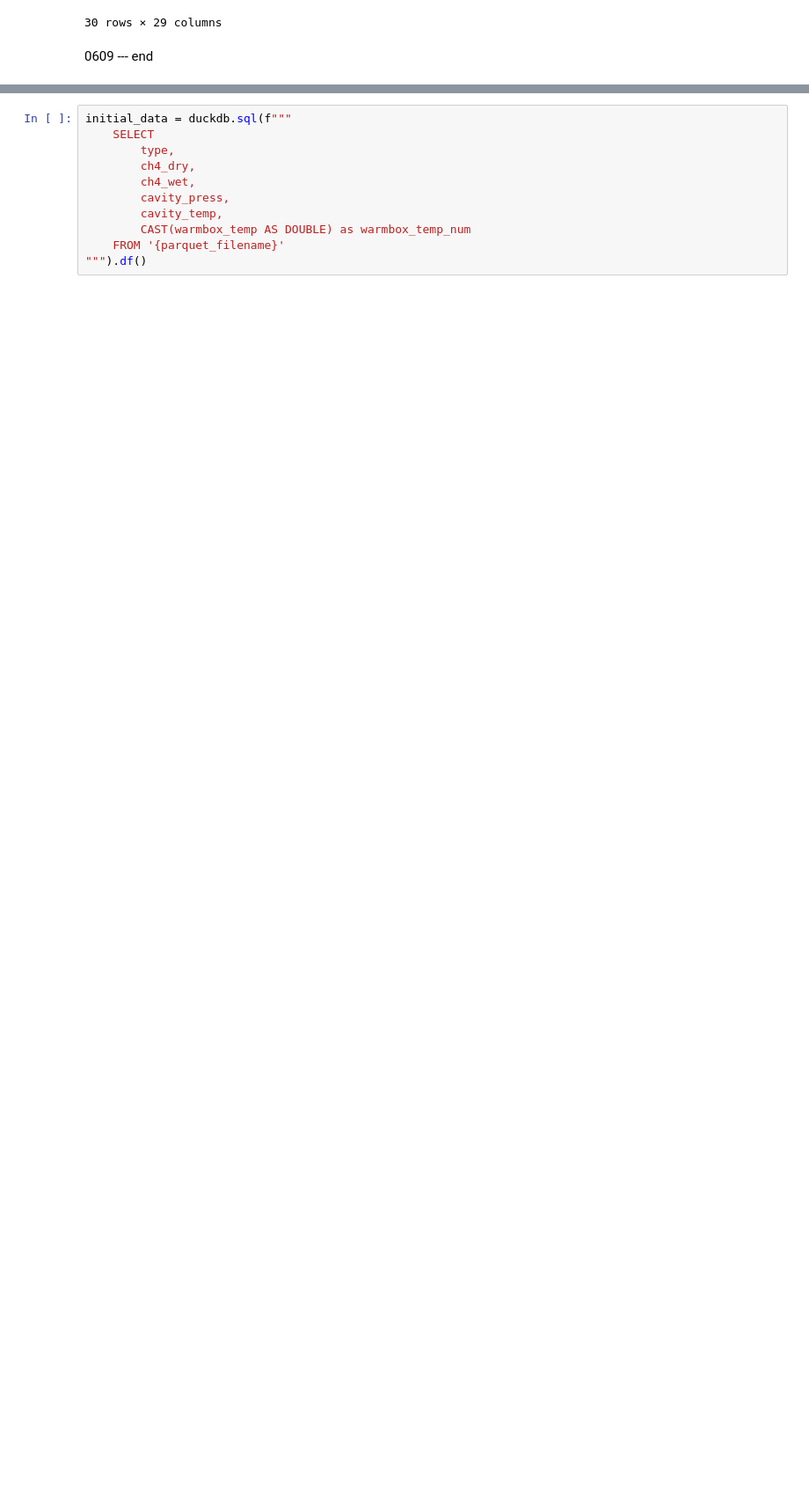
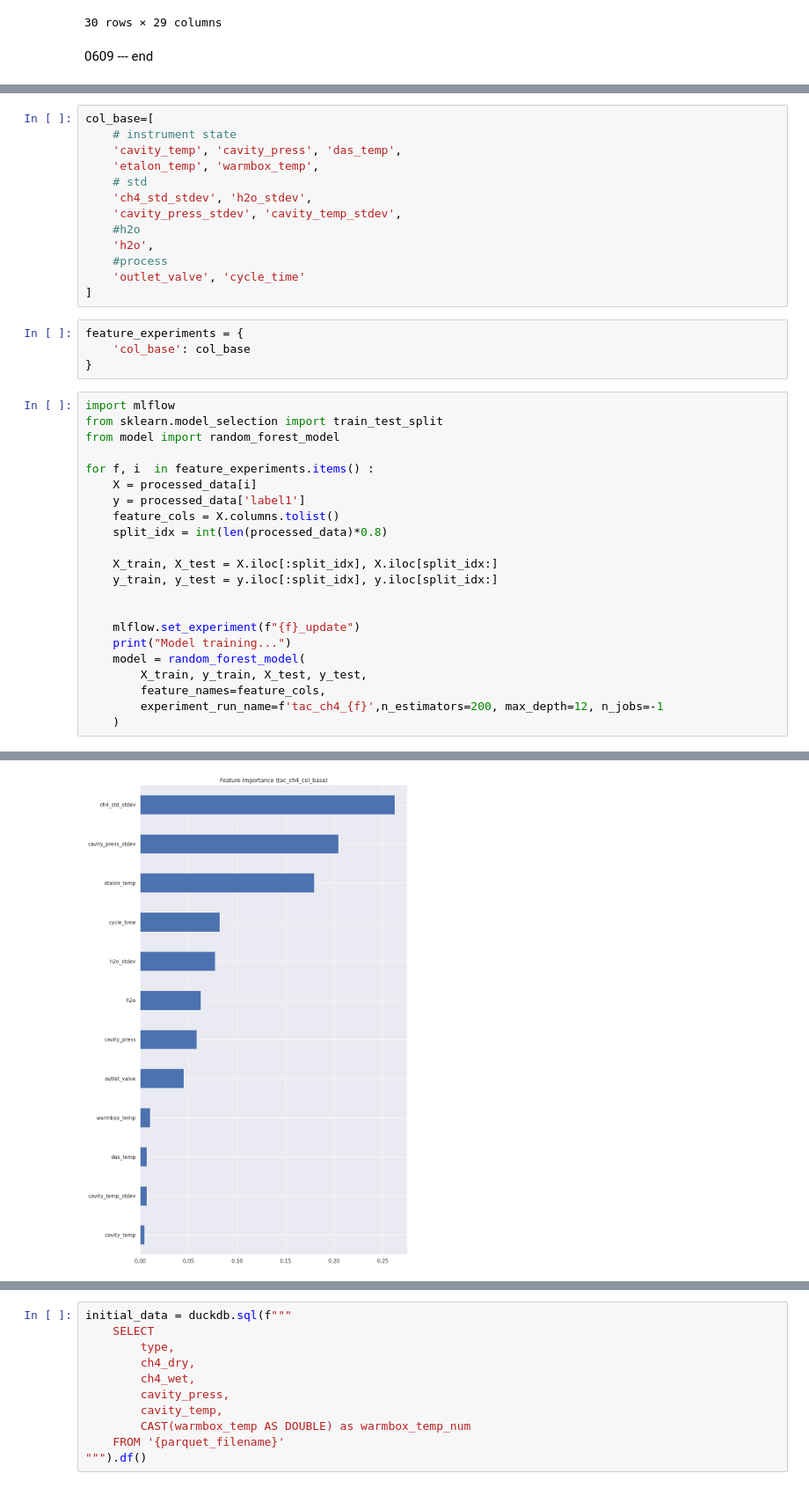
Before and after one commit to mcodcatyu/research_project, a Jupyter notebook: notebooks/tac_parque_eda.ipynb, the cells around one changed output, grey strips where cells are left out. Shown at 88% size. Saved outputs shown, nothing was run; the diff lists cells and outputs as text; blank space fills up the shorter version.

```diff
--- a/notebooks/tac_parque_eda.ipynb
+++ b/notebooks/tac_parque_eda.ipynb
@@ -327,0 +377,40 @@ processed_data.tail(30)
+# %%
+col_base=[
+    # instrument state
+    'cavity_temp', 'cavity_press', 'das_temp',
+    'etalon_temp', 'warmbox_temp',
+    # std
+    'ch4_std_stdev', 'h2o_stdev',
+    'cavity_press_stdev', 'cavity_temp_stdev',
+    #h2o
+    'h2o',
+    #process
+    'outlet_valve', 'cycle_time'
+]
+# %%
+feature_experiments = {
+    'col_base': col_base
+}
+# %%
+import mlflow
+from sklearn.model_selection import train_test_split
+from model import random_forest_model
+
+for f, i  in feature_experiments.items() :
+    X = processed_data[i]
+    y = processed_data['label1']
+    feature_cols = X.columns.tolist()
+    split_idx = int(len(processed_data)*0.8)
+
+    X_train, X_test = X.iloc[:split_idx], X.iloc[split_idx:]
+    y_train, y_test = y.iloc[:split_idx], y.iloc[split_idx:]
+
+
+    mlflow.set_experiment(f"{f}_update")
+    print("Model training...")
+    model = random_forest_model(
+        X_train, y_train, X_test, y_test,
+        feature_names=feature_cols,
+        experiment_run_name=f'tac_ch4_{f}',n_estimators=200, max_depth=12, n_jobs=-1
+    )
+# %% [output]
@@ -327,0 +429 @@ processed_data.tail(30)
+[figure, added]
```
Also changed, not shown: parts of 10 cells of this notebook.
